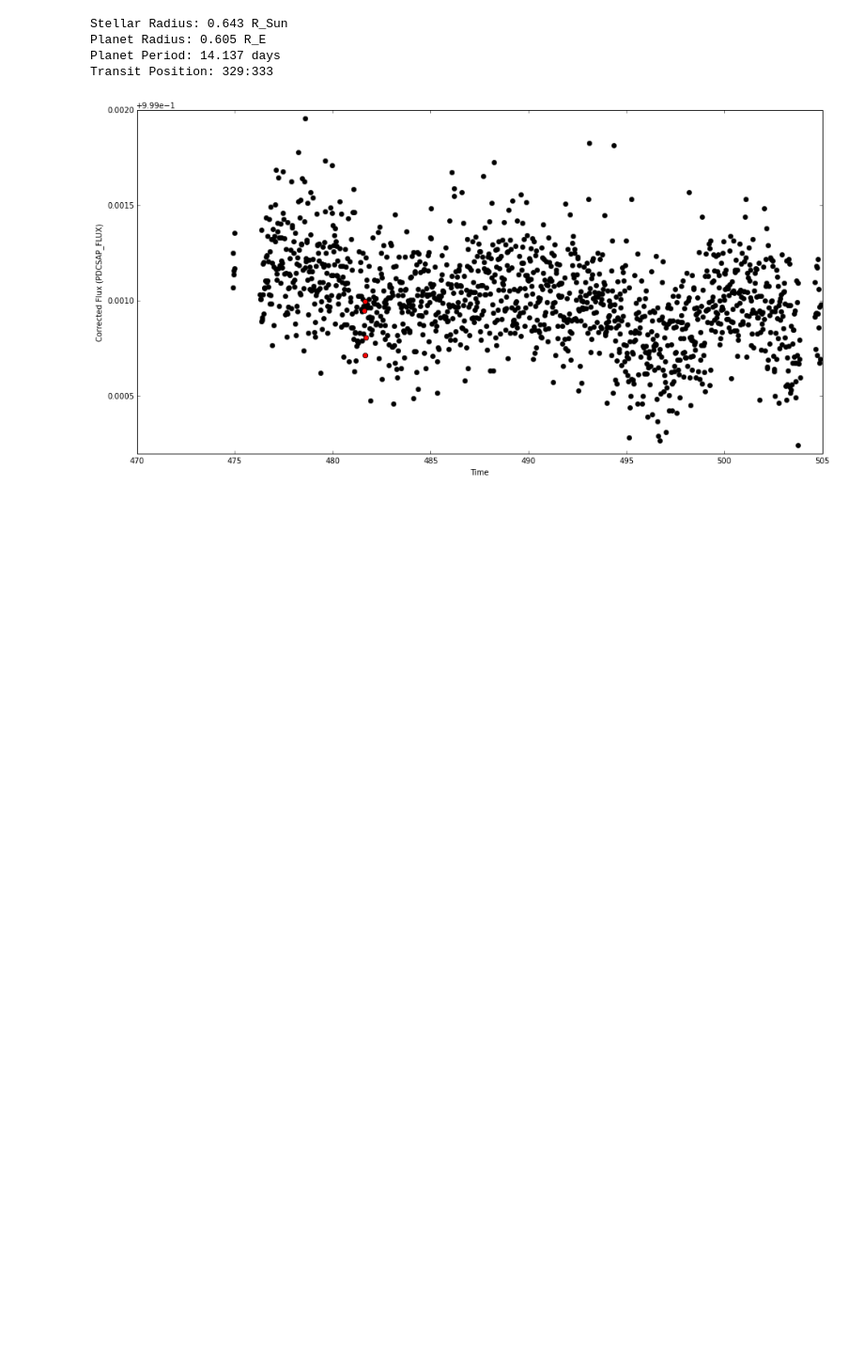
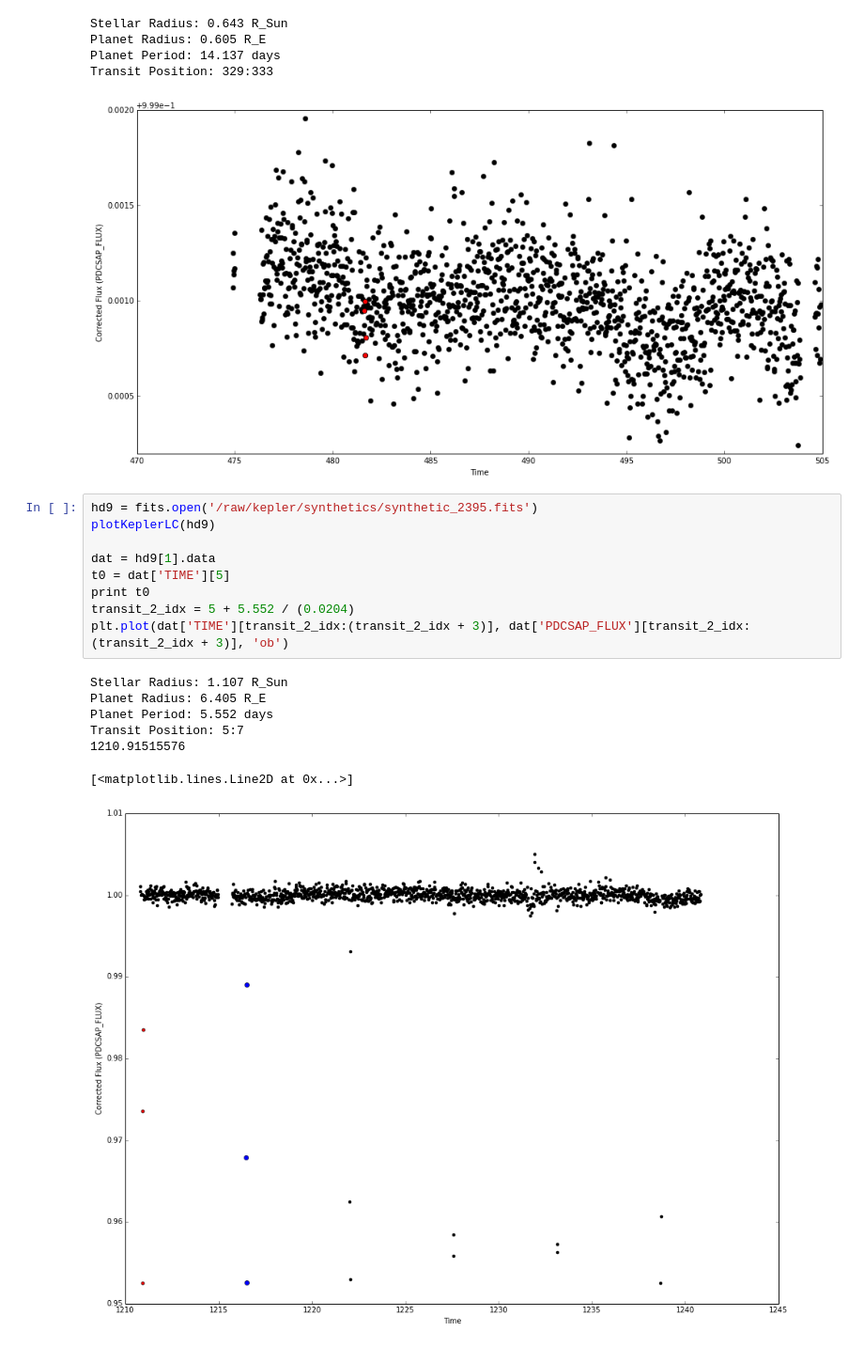
Before and after one commit to mattgiguere/KeplerSynthetics, a Jupyter notebook: KeplerSynthetics.ipynb, the cells around one changed output. Shown: that part at 94% size. Drawn from its saved outputs; the diff is of its cells as text; blank space fills up the shorter version.

```diff
--- a/KeplerSynthetics.ipynb
+++ b/KeplerSynthetics.ipynb
@@ -159,3 +161,20 @@ Planet Radius: 0.605 R_E
 Planet Period: 14.137 days
 Transit Position: 329:333
 [figure]
+# %%
+hd9 = fits.open('/raw/kepler/synthetics/synthetic_2395.fits')
+plotKeplerLC(hd9)
+
+dat = hd9[1].data
+t0 = dat['TIME'][5]
+print t0
+transit_2_idx = 5 + 5.552 / (0.0204)
+plt.plot(dat['TIME'][transit_2_idx:(transit_2_idx + 3)], dat['PDCSAP_FLUX'][transit_2_idx:(transit_2_idx + 3)], 'ob')
+# %% [output]
+Stellar Radius: 1.107 R_Sun
+Planet Radius: 6.405 R_E
+Planet Period: 5.552 days
+Transit Position: 5:7
+1210.91515576
+[<matplotlib.lines.Line2D at 0x...>]
+[figure, added]
```
Also changed, not shown: parts of 4 cells of this notebook.
